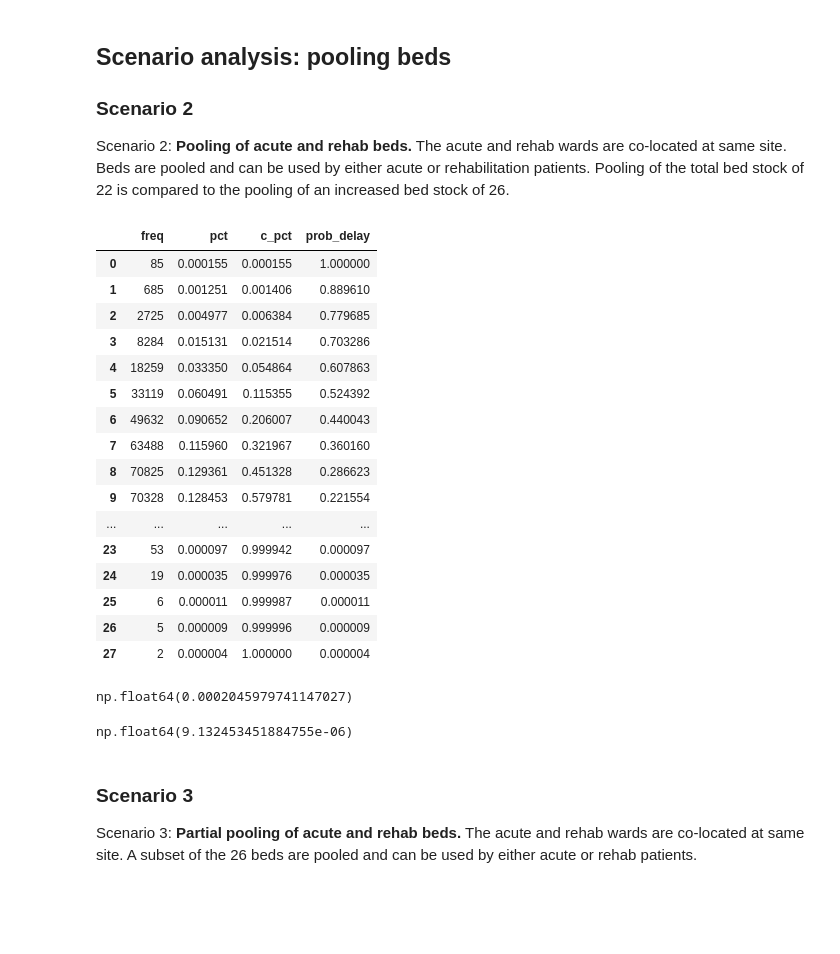
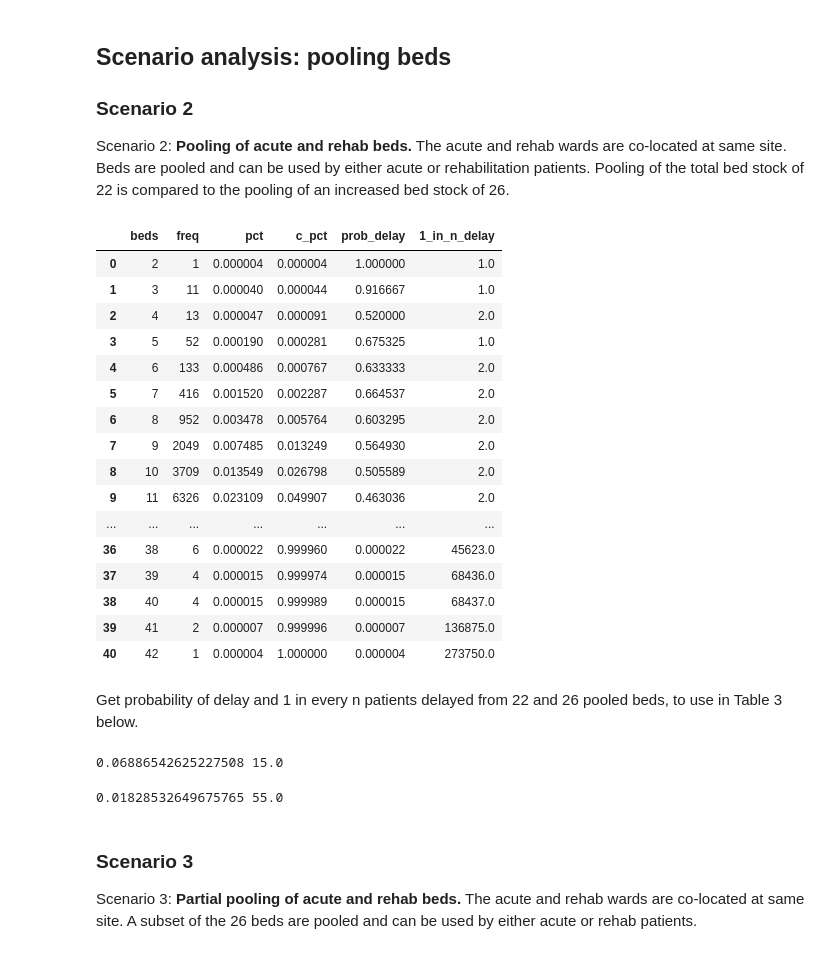
Before and after one commit to pythonhealthdatascience/pydesrap_stroke, a Jupyter notebook: notebooks/analysis.ipynb, the cells around one changed output. Drawn from its saved outputs; the diff is of its cells as text; code cells hidden in the pictures; blank space fills up the shorter version.

Commit message:
fix(complete pooling): correct calculation of complete pooling to use raw bed numbers rather than just combining counts of overall frequencies

```diff
--- a/notebooks/analysis.ipynb
+++ b/notebooks/analysis.ipynb
@@ -46,10 +45,10 @@ OUTPUT_DIR = "../outputs/"
 ### Run the model
 # %%
 # Set up runner to run in parallel with nine cores
-runner = Runner(param=Param(cores=9))
+base_runner = Runner(param=Param(cores=9))
 
 # Run the model for 150 replications
-base_reps, base_overall = runner.run_reps()
+base_reps, base_overall, base_audit = base_runner.run_reps()
 # %% [markdown]
 ### Figure 1
 
@@ -428,31 +412,49 @@ df["prob_delay"] = df["pct"] / df["c_pct"]
-# %%
-df
-# %% [output]
-|  | freq | pct | c_pct | prob_delay |
-| 0 | 85 | 0.000155 | 0.000155 | 1.000000 |
-| 1 | 685 | 0.001251 | 0.001406 | 0.889610 |
-| 2 | 2725 | 0.004977 | 0.006384 | 0.779685 |
-| 3 | 8284 | 0.015131 | 0.021514 | 0.703286 |
-| 4 | 18259 | 0.033350 | 0.054864 | 0.607863 |
-| 5 | 33119 | 0.060491 | 0.115355 | 0.524392 |
-| 6 | 49632 | 0.090652 | 0.206007 | 0.440043 |
-| 7 | 63488 | 0.115960 | 0.321967 | 0.360160 |
-| 8 | 70825 | 0.129361 | 0.451328 | 0.286623 |
-| 9 | 70328 | 0.128453 | 0.579781 | 0.221554 |
-| ... | ... | ... | ... | ... |
-| 23 | 53 | 0.000097 | 0.999942 | 0.000097 |
-| 24 | 19 | 0.000035 | 0.999976 | 0.000035 |
-| 25 | 6 | 0.000011 | 0.999987 | 0.000011 |
-| 26 | 5 | 0.000009 | 0.999996 | 0.000009 |
-| 27 | 2 | 0.000004 | 1.000000 | 0.000004 |
-# %%
-df.loc[22]["prob_delay"]
-# %% [output]
-np.float64(0.0002045979741147027)
-# %%
-df.loc[26]["prob_delay"]
-# %% [output]
-np.float64(9.132453451884755e-06)
+# %%
+# Calculate the combined occupancy from each timepoint in the audit
+combined_audit = [
+    {"pooled_occupancy": b["asu_occupancy"] + b["rehab_occupancy"]}
+    for b in base_audit
+]
+
+# Hijack the get_occupancy_freq() method from runner to calculate stats
+pooled_results = base_runner.get_occupancy_freq(combined_audit, unit="pooled")
+pooled_results
+# %% [output]
+|  | beds | freq | pct | c_pct | prob_delay | 1_in_n_delay |
+| 0 | 2 | 1 | 0.000004 | 0.000004 | 1.000000 | 1.0 |
+| 1 | 3 | 11 | 0.000040 | 0.000044 | 0.916667 | 1.0 |
+| 2 | 4 | 13 | 0.000047 | 0.000091 | 0.520000 | 2.0 |
+| 3 | 5 | 52 | 0.000190 | 0.000281 | 0.675325 | 1.0 |
+| 4 | 6 | 133 | 0.000486 | 0.000767 | 0.633333 | 2.0 |
+| 5 | 7 | 416 | 0.001520 | 0.002287 | 0.664537 | 2.0 |
+| 6 | 8 | 952 | 0.003478 | 0.005764 | 0.603295 | 2.0 |
+| 7 | 9 | 2049 | 0.007485 | 0.013249 | 0.564930 | 2.0 |
+| 8 | 10 | 3709 | 0.013549 | 0.026798 | 0.505589 | 2.0 |
+| 9 | 11 | 6326 | 0.023109 | 0.049907 | 0.463036 | 2.0 |
+| ... | ... | ... | ... | ... | ... | ... |
+| 36 | 38 | 6 | 0.000022 | 0.999960 | 0.000022 | 45623.0 |
+| 37 | 39 | 4 | 0.000015 | 0.999974 | 0.000015 | 68436.0 |
+| 38 | 40 | 4 | 0.000015 | 0.999989 | 0.000015 | 68437.0 |
+| 39 | 41 | 2 | 0.000007 | 0.999996 | 0.000007 | 136875.0 |
+| 40 | 42 | 1 | 0.000004 | 1.000000 | 0.000004 | 273750.0 |
+# %% [markdown]
+Get probability of delay and 1 in every n patients delayed from 22 and 26 pooled beds, to use in Table 3 below.
+# %%
+pdelay_pooling_22 = pooled_results[
+    pooled_results["beds"] == 22]["prob_delay"].item()
+npatients_pooling_22 = pooled_results[
+    pooled_results["beds"] == 22]["1_in_n_delay"].item()
+print(pdelay_pooling_22, npatients_pooling_22)
+# %% [output]
+0.06886542625227508 15.0
+# %%
+pdelay_pooling_26 = pooled_results[
+    pooled_results["beds"] == 26]["prob_delay"].item()
+npatients_pooling_26 = pooled_results[
+    pooled_results["beds"] == 26]["1_in_n_delay"].item()
+print(pdelay_pooling_26, npatients_pooling_26)
+# %% [output]
+0.01828532649675765 55.0
 # %% [markdown]
 ### Scenario 3
 
```
Also changed, not shown: parts of 19 cells of this notebook, 3 other files.
